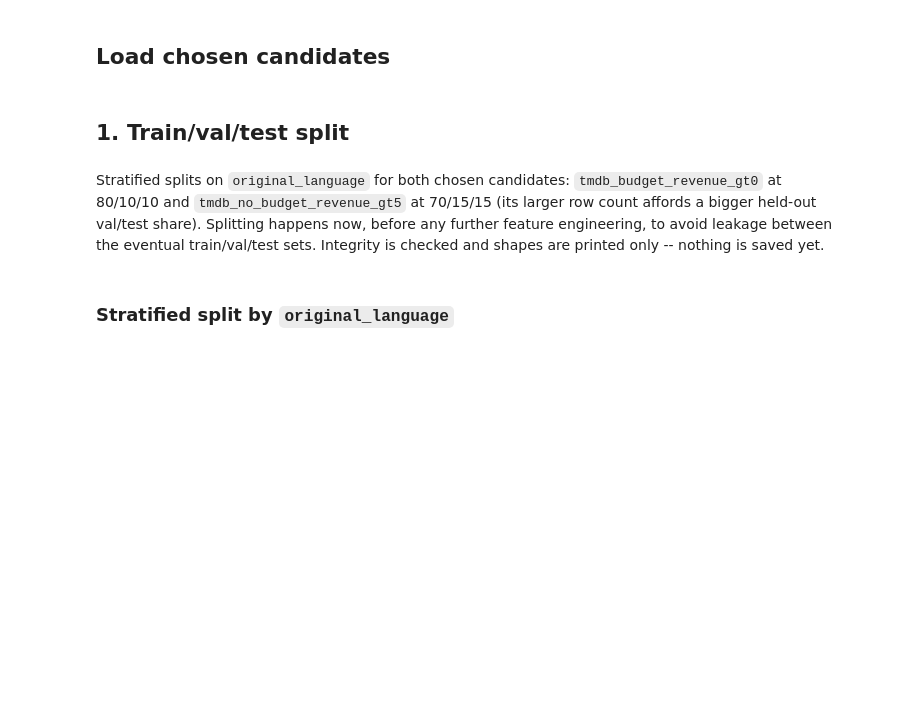
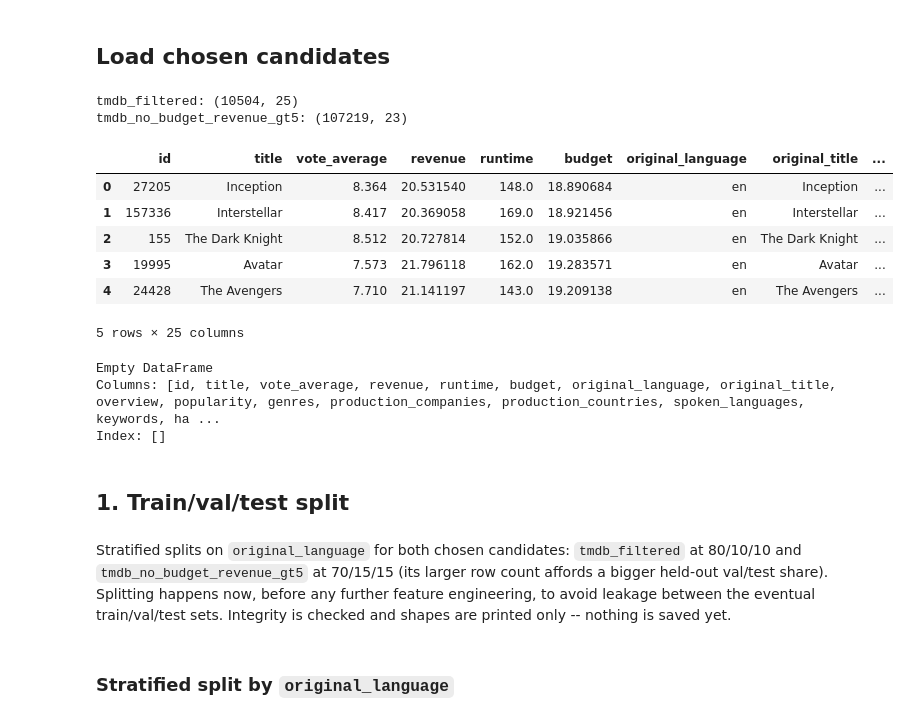
Before and after one commit to Sana-Shikalgar/tabular-embeddings, a Jupyter notebook: notebooks/03_feature_split.ipynb, the cells around one changed output. Saved outputs shown, nothing was run; the diff lists cells and outputs as text; code cells hidden in the pictures; blank space fills up the shorter version.

```diff
--- a/notebooks/03_feature_split.ipynb
+++ b/notebooks/03_feature_split.ipynb
@@ -36,15 +36,35 @@ savefig = partial(savefig, figures_dir=FIGURES_DIR)
 # %% [markdown]
 ## Load chosen candidates
 # %%
-tmdb_budget_revenue_gt0 = pd.read_parquet(PROCESSED_DIR / "tmdb_br_gt0.parquet")
+tmdb_filtered = pd.read_parquet(PROCESSED_DIR / "tmdb_br_gt0.parquet")
 tmdb_no_budget_revenue_gt5 = pd.read_parquet(PROCESSED_DIR / "tmdb_nbr_gt5.parquet")
 
-print(f"tmdb_budget_revenue_gt0: {tmdb_budget_revenue_gt0.shape}")
+print(f"tmdb_filtered: {tmdb_filtered.shape}")
 print(f"tmdb_no_budget_revenue_gt5: {tmdb_no_budget_revenue_gt5.shape}")
+# %% [output]
+tmdb_filtered: (10504, 25)
+tmdb_no_budget_revenue_gt5: (107219, 23)
+# %%
+tmdb_filtered.head()
+# %% [output]
+|  | id | title | vote_average | revenue | runtime | budget | original_language | original_title | ... |
+| 0 | 27205 | Inception | 8.364 | 20.531540 | 148.0 | 18.890684 | en | Inception | ... |
+| 1 | 157336 | Interstellar | 8.417 | 20.369058 | 169.0 | 18.921456 | en | Interstellar | ... |
+| 2 | 155 | The Dark Knight | 8.512 | 20.727814 | 152.0 | 19.035866 | en | The Dark Knight | ... |
+| 3 | 19995 | Avatar | 7.573 | 21.796118 | 162.0 | 19.283571 | en | Avatar | ... |
+| 4 | 24428 | The Avengers | 7.710 | 21.141197 | 143.0 | 19.209138 | en | The Avengers | ... |
+5 rows × 25 columns
+# %%
+with pd.option_context('display.max_columns', None, 'display.width', None, 'display.max_colwidth', None):
+    print(tmdb_filtered.loc[tmdb_filtered['id'] == 371913])
+# %% [output]
+Empty DataFrame
+Columns: [id, title, vote_average, revenue, runtime, budget, original_language, original_title, overview, popularity, genres, production_companies, production_countries, spoken_languages, keywords, ha ...
+Index: []
 # %% [markdown]
 ## 1. Train/val/test split
 # %% [markdown]
-Stratified splits on `original_language` for both chosen candidates: `tmdb_budget_revenue_gt0` at 80/10/10 and `tmdb_no_budget_revenue_gt5` at 70/15/15 (its larger row count affords a bigger held-out val/test share). Splitting happens now, before any further feature engineering, to avoid leakage between the eventual train/val/test sets. Integrity is checked and shapes are printed only -- nothing is saved yet.
+Stratified splits on `original_language` for both chosen candidates: `tmdb_filtered` at 80/10/10 and `tmdb_no_budget_revenue_gt5` at 70/15/15 (its larger row count affords a bigger held-out val/test share). Splitting happens now, before any further feature engineering, to avoid leakage between the eventual train/val/test sets. Integrity is checked and shapes are printed only -- nothing is saved yet.
 # %% [markdown]
 ### Stratified split by `original_language`
 # %%
```
Also changed, not shown: parts of 15 cells of this notebook, 14 other files.
